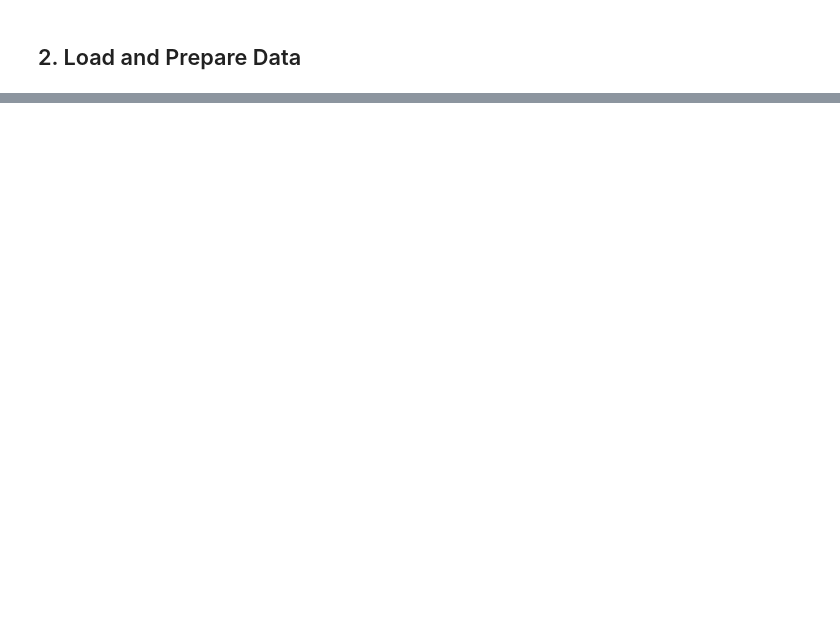
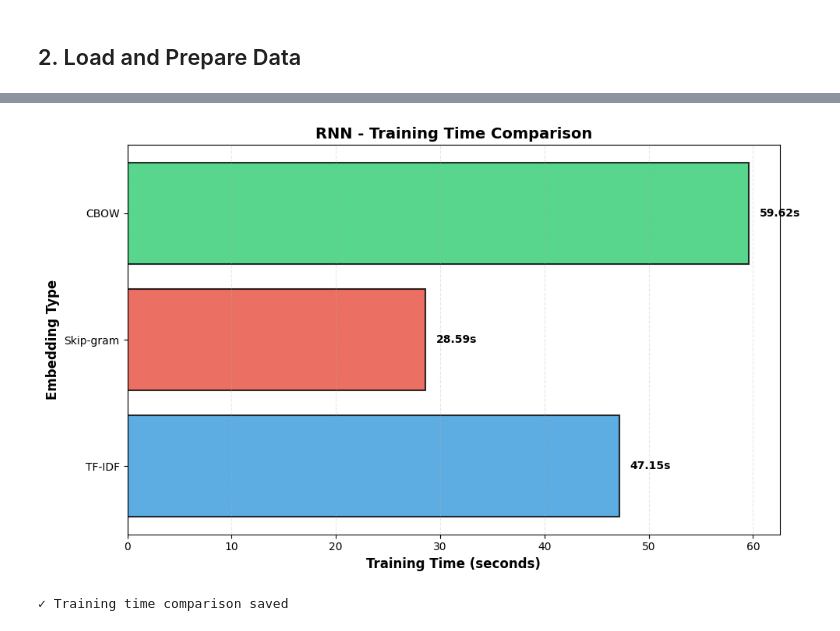
Before and after one commit to ernesteNtezirizaza/Group6-Text-Classification-Assignment, a Jupyter notebook: notebooks/03_charlotte_rnn.ipynb, the cells around one changed output, grey strips where cells are left out. Cells and saved outputs as stored; diff of their text form; code cells hidden in the pictures; blank space fills up the shorter version.

```diff
--- a/notebooks/03_charlotte_rnn.ipynb
+++ b/notebooks/03_charlotte_rnn.ipynb
@@ -169,0 +810,27 @@ evaluator = ModelEvaluator(class_names=['ham', 'spam'])
+# %%
+# Training time comparison
+fig, ax = plt.subplots(1, 1, figsize=(10, 6))
+
+training_times = results_df['training_time'].values
+embeddings = results_df['embedding'].values
+
+bars = ax.barh(embeddings, training_times, color=colors, alpha=0.8, edgecolor='black', linewidth=1.5)
+ax.set_xlabel('Training Time (seconds)', fontsize=12, fontweight='bold')
+ax.set_ylabel('Embedding Type', fontsize=12, fontweight='bold')
+ax.set_title('RNN - Training Time Comparison', fontsize=14, fontweight='bold')
+ax.grid(axis='x', alpha=0.3, linestyle='--')
+
+# Add value labels
+for idx, bar in enumerate(bars):
+    width = bar.get_width()
+    ax.text(width + 1, bar.get_y() + bar.get_height()/2.,
+            f'{width:.2f}s', ha='left', va='center', fontweight='bold', fontsize=10)
+
+plt.tight_layout()
+plt.savefig('../results/figures/charly_rnn_training_time.png', dpi=300, bbox_inches='tight')
+plt.show()
+
+print('✓ Training time comparison saved')
+# %% [output]
+[figure, added]
+✓ Training time comparison saved
```
Also changed, not shown: parts of 40 cells of this notebook.
